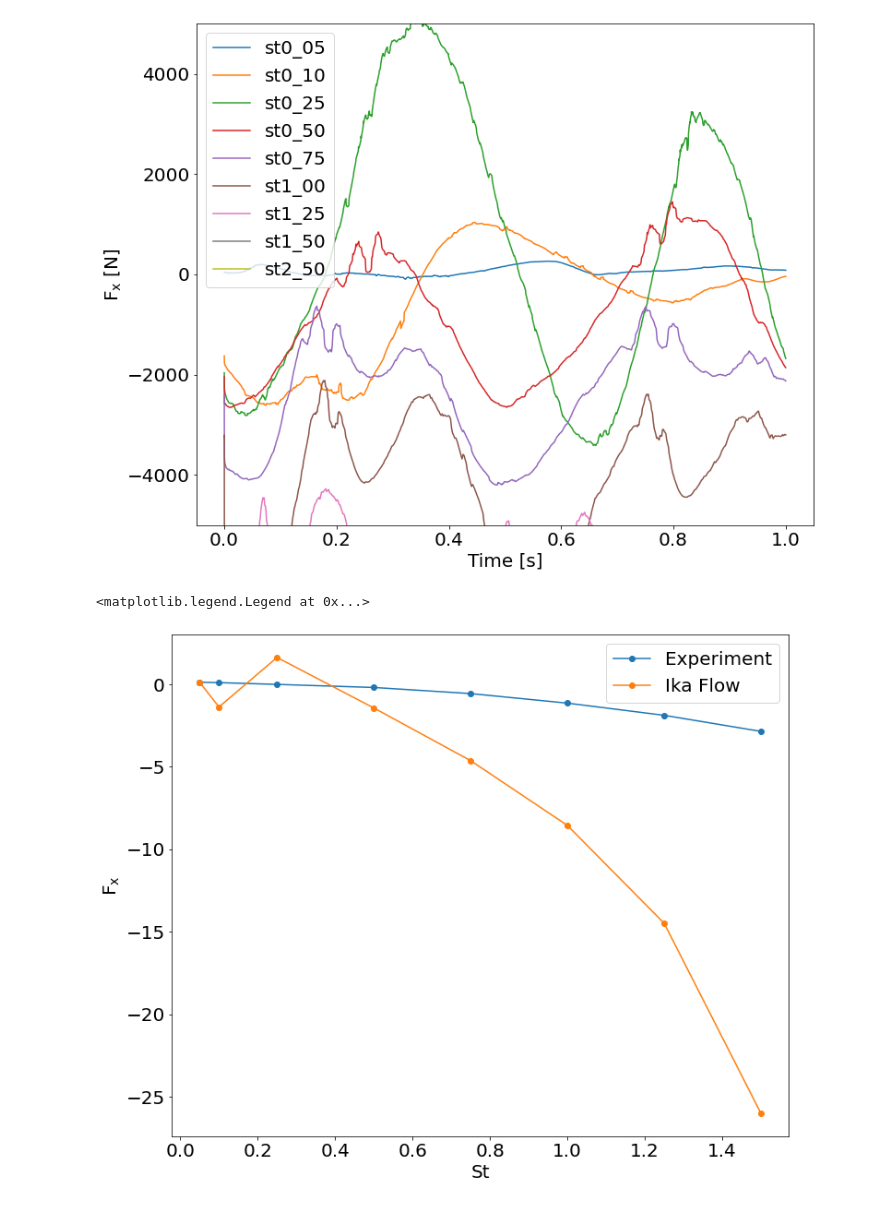
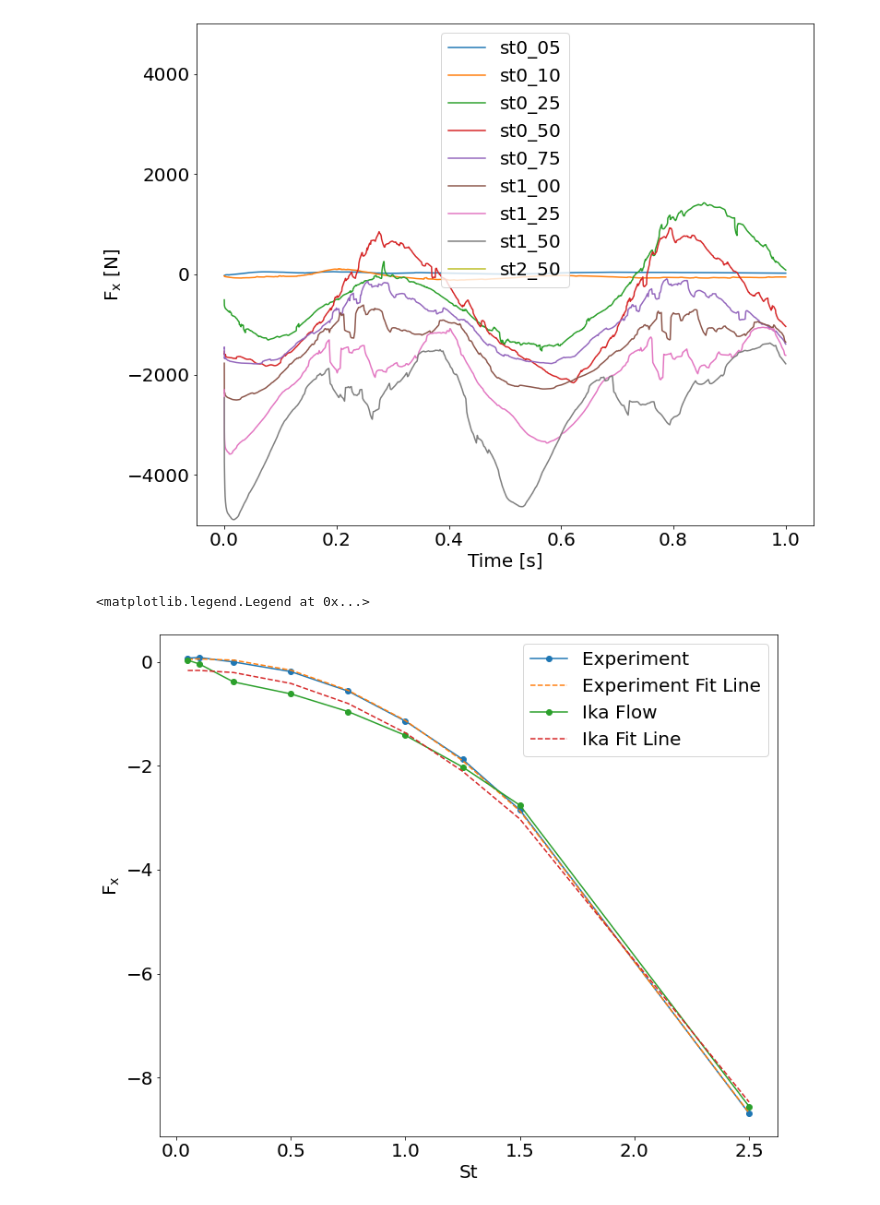
Before and after one commit to michaelcoe/Ika-Flow, a Jupyter notebook: OpenFOAM/postProcessing/plotForces_singleCase.ipynb, the cells around one changed output. Cells and saved outputs as stored; diff of their text form; code cells hidden in the pictures.

```diff
--- a/OpenFOAM/postProcessing/plotForces_singleCase.ipynb
+++ b/OpenFOAM/postProcessing/plotForces_singleCase.ipynb
@@ -31,7 +31,7 @@ def fit_data(xData, yData):
 
     return popt, r_squared
 # %%
-data_location = r'/media/mco143/2TB/Archived_OpenFOAM_Simulations/gridInd_Ebrahim/gridInd_Ebrahim_constant'
+data_location = r'/home/mco143/Documents/Current_OpenFOAM_Simulations/Ebrahim_validation_gmsh'
 
 force_paths = pio.get_files(data_location, 'force.dat')
 force_paths.sort()
@@ -55,7 +55,7 @@ for solverFile in solver_paths:
     constantDict['totalTime'].append(tmp[-1])
 
 cycles =  2
-total_cycles = 3.0
+total_cycles = 4.0
 
 forces = [Forces(filepath, cycles, total_cycles, True, True) for filepath in force_paths]
 coeffs = [ForceCoefficients(filepath, cycles, total_cycles, True, True) for filepath in coefficients_paths]
@@ -63,35 +63,35 @@ coeffs = [ForceCoefficients(filepath, cycles, total_cycles, True, True) for file
 plt.rcParams.update({'font.size':20})
 
 density = 1025
 fudgeFactor = 1.0
 U = 1.0
 kinvis = 2.5e-5
 chord = 1.0
 
 St = [0.05, 0.10, 0.25, 0.50, 0.75, 1.0, 1.25, 1.50, 2.50]
 average_fx = []
 case = []
 
 fig1, ax1 = plt.subplots(figsize=(12,10))
 for force in forces:
-    average_fx.append(force.averageFilteredForces['total']['x']/(0.5*density*U**2*chord))
+    average_fx.append(force.averageFilteredForces['total']['x']/density)
     case.append(force.specific_case)
 
     ax1.plot(force.filteredForces['time']/force.filteredForces['time'][-1], force.filteredForces['total']['x'], label=force.specific_case)
 
 ax1.set_xlabel('Time [s]')
 ax1.set_ylabel('$\mathrm{F_x}$ [N]')
 #ax2 = plt.axes([0, 0, 1, 1])
 #ip = InsetPosition(ax1, [0.2,0.4,0.55,0.55])
 #ax2.set_axes_locator(ip)
 #mark_inset(ax1, ax2, loc1=2, loc2=4, fc="none", ec='0.5')
 
 ax1.set_ylim([-5000, 5000])
 ax1.legend()
 
 average_fx = np.asarray(average_fx)
 # %% [output]
-[figure, old version]
+[figure, new version]
 # %%
 anderson_data = r'/home/mco143/Documents/Current_OpenFOAM_Simulations/Anderson_validation.xlsx'
 andersonDF = pd.read_excel(anderson_data, sheet_name='alpha15')
@@ -99,9 +99,14 @@ andersonDF = pd.read_excel(anderson_data, sheet_name='alpha15')
 e_force = np.array([0.0703, 0.08278, -0.00388, -0.188966, -0.56408, -1.14173, -1.8766147, -2.850414246, -8.68766])
 e_st = np.array([0.05, 0.1, 0.25, 0.5, 0.75, 1, 1.25, 1.5, 2.5])
 
+e_fit, e_r_squared = fit_data(e_st, e_force)
+ika_fit, ika_r_squared = fit_data(e_st, average_fx)
+
 fig2, ax2 = plt.subplots(figsize=(12,10))
-ax2.plot(e_st[0:-1], e_force[0:-1], 'o-', label="Experiment")
-ax2.plot(e_st[0:-1], average_fx[0:-1], 'o-', label='Ika Flow')
+ax2.plot(e_st, e_force, 'o-', label="Experiment")
+ax2.plot(e_st, power_law(e_st, *e_fit), '--', label='Experiment Fit Line')
+ax2.plot(e_st, average_fx, 'o-', label='Ika Flow')
+ax2.plot(e_st, power_law(e_st, *ika_fit), '--', label='Ika Fit Line')
 
 ax2.set_xlabel(r'St')
 ax2.set_ylabel('$\mathrm{F_x}$')
@@ -109,4 +114,4 @@ ax2.set_ylabel('$\mathrm{F_x}$')
 ax2.legend()
 # %% [output]
 <matplotlib.legend.Legend at 0x...>
-[figure, old version]
+[figure, new version]
```
Also changed, not shown: 42 other files.
